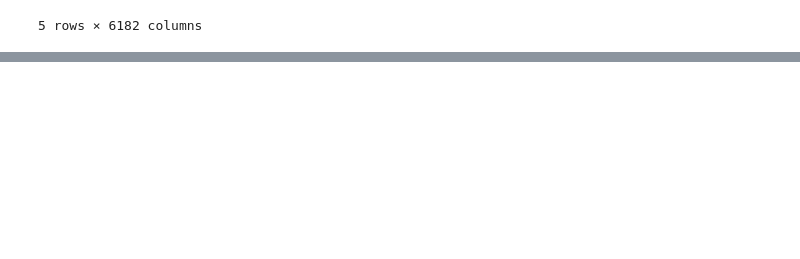
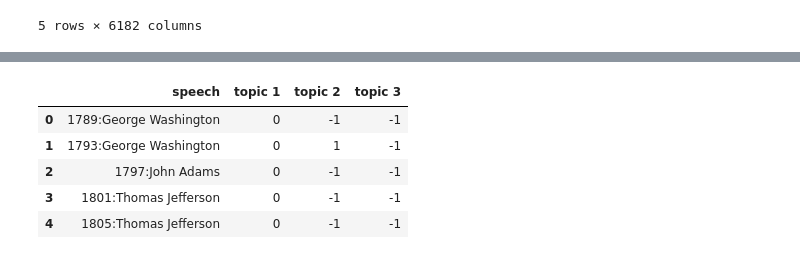
Before and after one commit to lincarrieli/DATA620-Web-Analytics, a Jupyter notebook: Data620_Final_project_Lin_Tony.ipynb, the cells around one changed output, grey strips where cells are left out. Cells and saved outputs as stored; diff of their text form; code cells hidden in the pictures; blank space fills up the shorter version.

```diff
--- a/Data620_Final_project_Lin_Tony.ipynb
+++ b/Data620_Final_project_Lin_Tony.ipynb
@@ -333,0 +331,3 @@ AttributeError: module 'numpy.random' has no attribute 'default_rng'
+# %%
+ldana = models.LdaModel(corpus=corpusna, num_topics =3 , id2word=id2wordna, passes=20)
+ldana.print_topics()
@@ -333,0 +349,18 @@ AttributeError: module 'numpy.random' has no attribute 'default_rng'
+# %%
+# Let's take a look at which topics each speech contains
+corpus_transformed = ldana[corpusna]
+# 1: Sorting topics for each speech
+sorted_corpus_transformed = [sorted(a, key=lambda x: x[1], reverse=True) for a in corpus_transformed]
+[a for a in enumerate(corpus_transformed)]
+# 2: Matching topics to speeches
+topics = list(zip(data_dtmna.index, [c[0][0] for c in sorted_corpus_transformed], [c[1][0] if len(c)>1 else -1 for c in sorted_corpus_transformed], [c[2][0] if len(c)>2 else -1 for c in sorted_corpus_transformed]))
+# 3: Saving the result in a DataFrame
+df = pd.DataFrame(topics, columns = ['speech', 'topic 1', 'topic 2', 'topic 3'])
+df.head()
+# %% [output]
+|  | speech | topic 1 | topic 2 | topic 3 |
+| 0 | 1789:George Washington | 0 | -1 | -1 |
+| 1 | 1793:George Washington | 0 | 1 | -1 |
+| 2 | 1797:John Adams | 0 | -1 | -1 |
+| 3 | 1801:Thomas Jefferson | 0 | -1 | -1 |
+| 4 | 1805:Thomas Jefferson | 0 | -1 | -1 |
```
Also changed, not shown: parts of 23 cells of this notebook.
